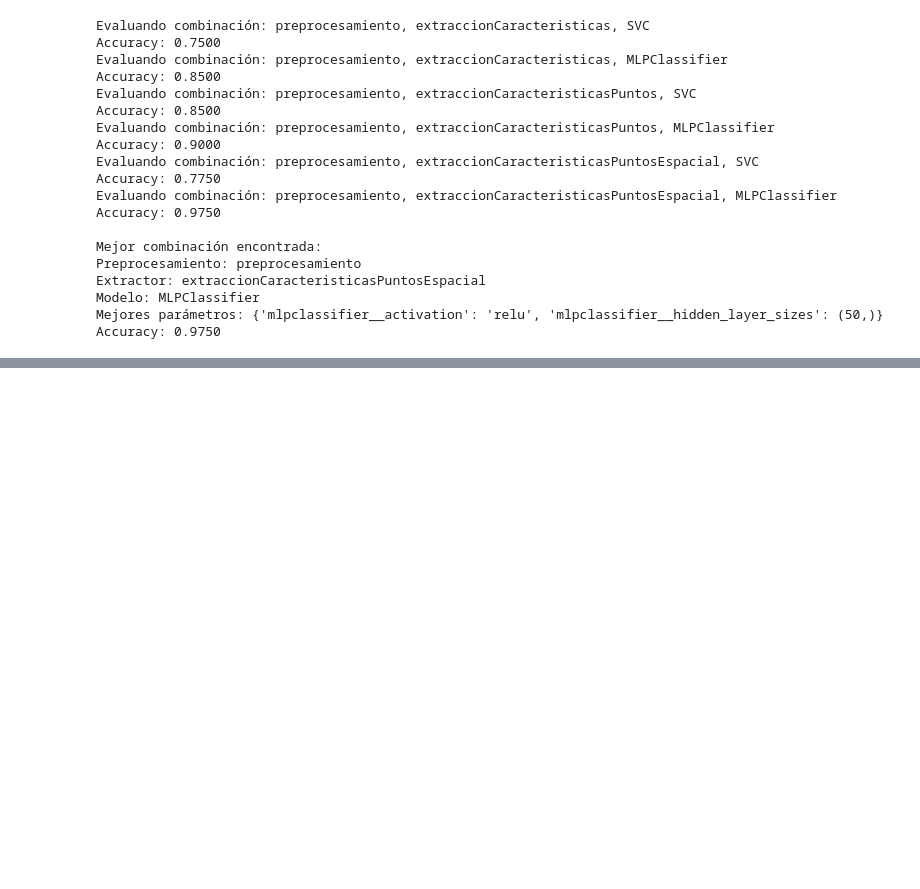
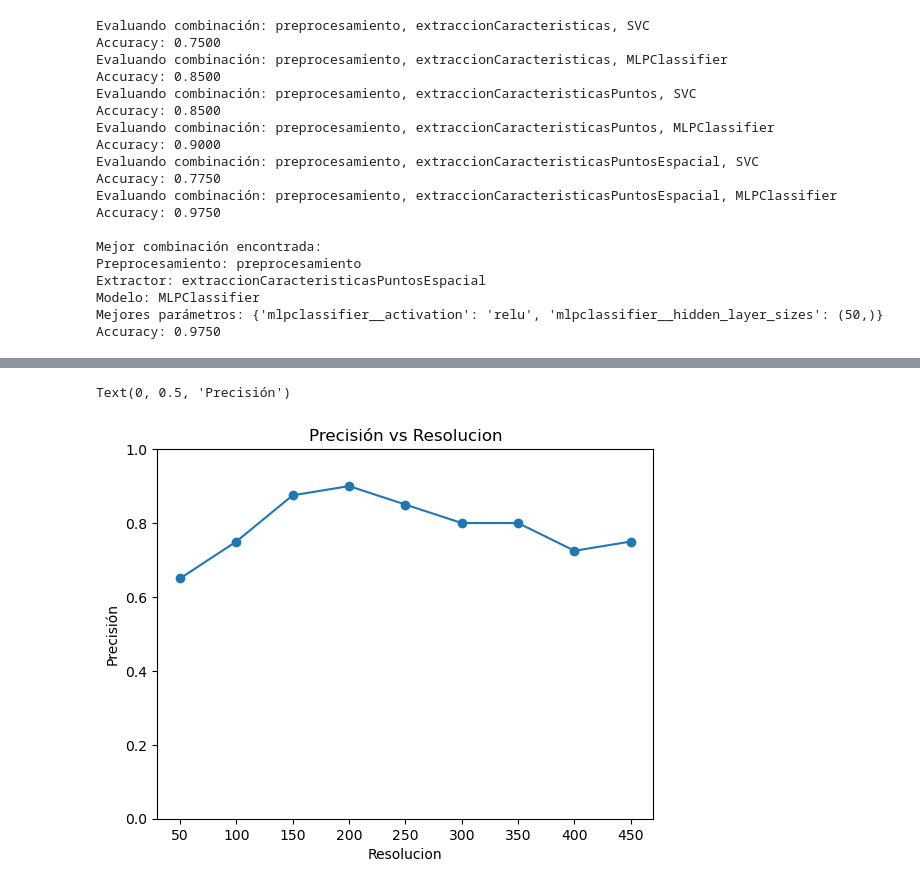
Before and after one commit to tecoloniso/trabajo_vision, a Jupyter notebook: trabajo.ipynb, the cells around one changed output, grey strips where cells are left out. Drawn from its saved outputs; the diff is of its cells as text; code cells hidden in the pictures; blank space fills up the shorter version.

```diff
--- a/trabajo.ipynb
+++ b/trabajo.ipynb
@@ -317,17 +260,0 @@ def evaluacion(modelo):
-# %%
-print("empieza entrenamiento")
-modelo = entrenamiento()
-print("empieza evaluacion")
-acc, imagenes, predicciones = evaluacion(modelo)
-print('El porcentaje de acierto del modelo es del {}%'.format(acc))
-
-# for i,imagen in enumerate(imagenes):
-#     if predicciones[i] == 0:
-#         label = 'Clasificada como gato'
-#     else:
-#         label = 'Clasificada como perro'
-
-#     cv2.imshow(label, imagen)
-#     cv2.waitKey(0)
-
-# cv2.destroyAllWindows()
@@ -460,0 +409,7 @@ Accuracy: 0.9750
+# %%
+lista_acc1 = []
+for i in range(50,500,50):
+    resolucion = i
+    lista_acc1.append(evaluar('dataset/cat_dog_100'))
+
+resolucion = 200 #vuelta a la normalidad
@@ -460,0 +426,16 @@ Accuracy: 0.9750
+# %%
+fig, ax = plt.subplots()
+x = range(50,500,50)
+# Graficar los datos
+ax.plot(x, lista_acc1, marker='o')
+
+# Configurar los límites del eje y para que incluyan 0 a 1
+ax.set_ylim(0, 1)
+
+# Etiquetas y título
+ax.set_title("Precisión vs Resolucion")
+ax.set_xlabel("Resolucion")
+ax.set_ylabel("Precisión")
+# %% [output]
+Text(0, 0.5, 'Precisión')
+[figure, added]
```
Also changed, not shown: parts of 9 cells of this notebook, 1 other file.
